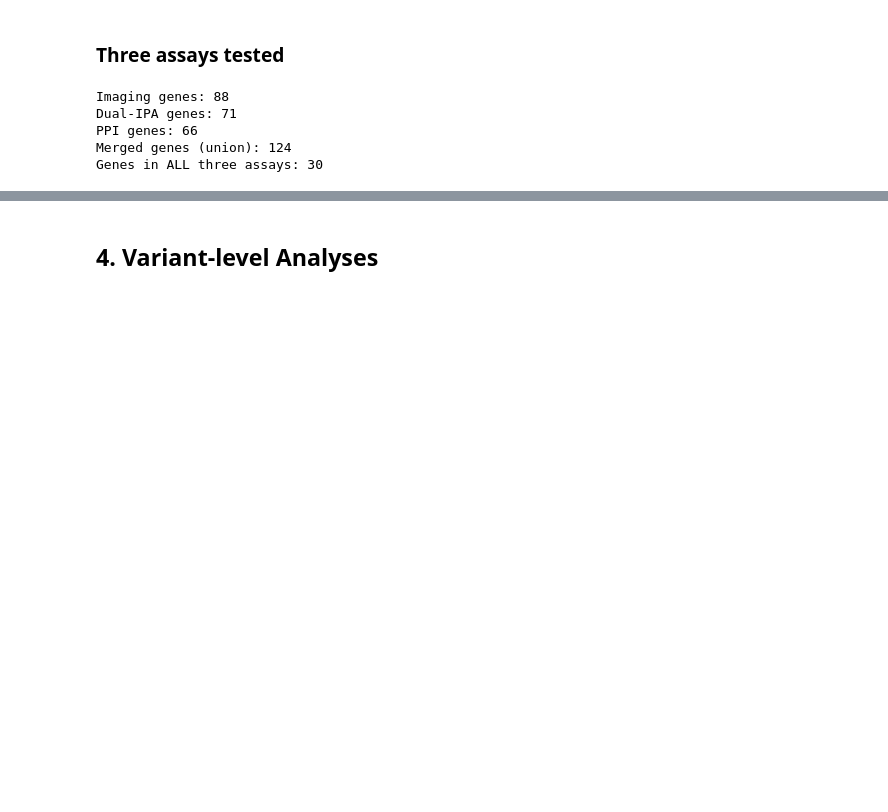
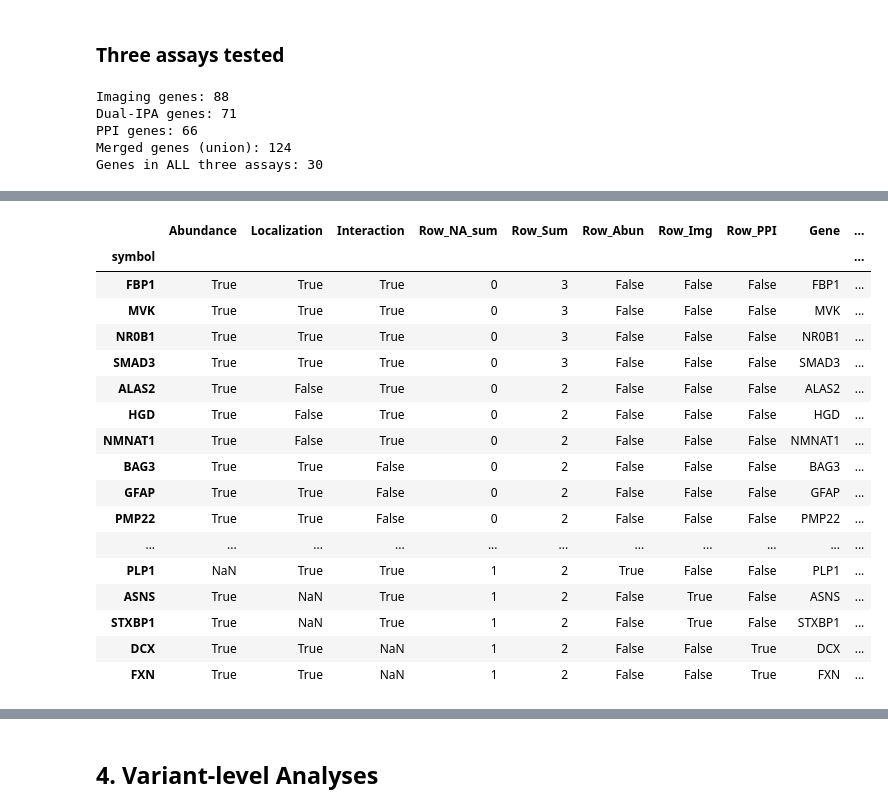
Before and after one commit to broadinstitute/2025_Pillar_VarChAMP, a Jupyter notebook: 3_integrated_assay_analyses/2_analyses/0_integrative_assay_summary.ipynb, the cells around one changed output, grey strips where cells are left out. Drawn from its saved outputs; the diff is of its cells as text; code cells hidden in the pictures; blank space fills up the shorter version.

```diff
--- a/3_integrated_assay_analyses/2_analyses/0_integrative_assay_summary.ipynb
+++ b/3_integrated_assay_analyses/2_analyses/0_integrative_assay_summary.ipynb
@@ -496,15 +458,45 @@ Hit rate: 66.667%
-# %%
-plt.clf()
-# Prepare data for heatmap - handle NaN values properly
-heatmap_data = merged_genes_any_path.loc[:,["Passes_Threshold_dualipa", "Passes_Threshold_imaging", "Passes_Threshold"]].rename(
-    {
-        "Passes_Threshold_dualipa": "Abundance",
-        "Passes_Threshold_imaging": "Imaging",
-        "Passes_Threshold": "PPI"
-    }, axis=1
-).copy()
-
-heatmap_data["Row_NA_sum"] = heatmap_data.isna().sum(axis=1)
+# %%
+pattern_priority = {
+    (True, True, True): 0,    # all three
+    (True, True, False): 1,   # Abun + Img
+    (True, False, True): 2,   # Abun + PPI
+    (False, True, True): 3,   # Img + PPI
+    (True, False, False): 4,  # Abun only
+    (False, True, False): 5,  # Img only
+    (False, False, True): 6,  # PPI only
+    (False, False, False): 7, # none
+}
+
+heatmap_data["pattern_rank"] = heatmap_data.apply(
+    lambda r: pattern_priority.get((r["Abundance"], r["Interaction"], r["Localization"]), 99),
+    axis=1
+)
+
+heatmap_data = heatmap_data.sort_values(
+    by=["Row_NA_sum", "Row_Sum", "pattern_rank"],
+    ascending=[True, False, True]
+)#.drop(columns="pattern_rank")
+
+heatmap_data.head(35)
+# %% [output]
+|  | Abundance | Localization | Interaction | Row_NA_sum | Row_Sum | Row_Abun | Row_Img | Row_PPI | Gene | ... |
+| symbol |  |  |  |  |  |  |  |  |  | ... |
+| FBP1 | True | True | True | 0 | 3 | False | False | False | FBP1 | ... |
+| MVK | True | True | True | 0 | 3 | False | False | False | MVK | ... |
+| NR0B1 | True | True | True | 0 | 3 | False | False | False | NR0B1 | ... |
+| SMAD3 | True | True | True | 0 | 3 | False | False | False | SMAD3 | ... |
+| ALAS2 | True | False | True | 0 | 2 | False | False | False | ALAS2 | ... |
+| HGD | True | False | True | 0 | 2 | False | False | False | HGD | ... |
+| NMNAT1 | True | False | True | 0 | 2 | False | False | False | NMNAT1 | ... |
+| BAG3 | True | True | False | 0 | 2 | False | False | False | BAG3 | ... |
+| GFAP | True | True | False | 0 | 2 | False | False | False | GFAP | ... |
+| PMP22 | True | True | False | 0 | 2 | False | False | False | PMP22 | ... |
+| ... | ... | ... | ... | ... | ... | ... | ... | ... | ... | ... |
+| PLP1 | NaN | True | True | 1 | 2 | True | False | False | PLP1 | ... |
+| ASNS | True | NaN | True | 1 | 2 | False | True | False | ASNS | ... |
+| STXBP1 | True | NaN | True | 1 | 2 | False | True | False | STXBP1 | ... |
+| DCX | True | True | NaN | 1 | 2 | False | False | True | DCX | ... |
+| FXN | True | True | NaN | 1 | 2 | False | False | True | FXN | ... |
 # %%
 plt.clf()
 # Prepare data for heatmap - handle NaN values properly
```
Also changed, not shown: parts of 12 cells of this notebook, 14 other files.
